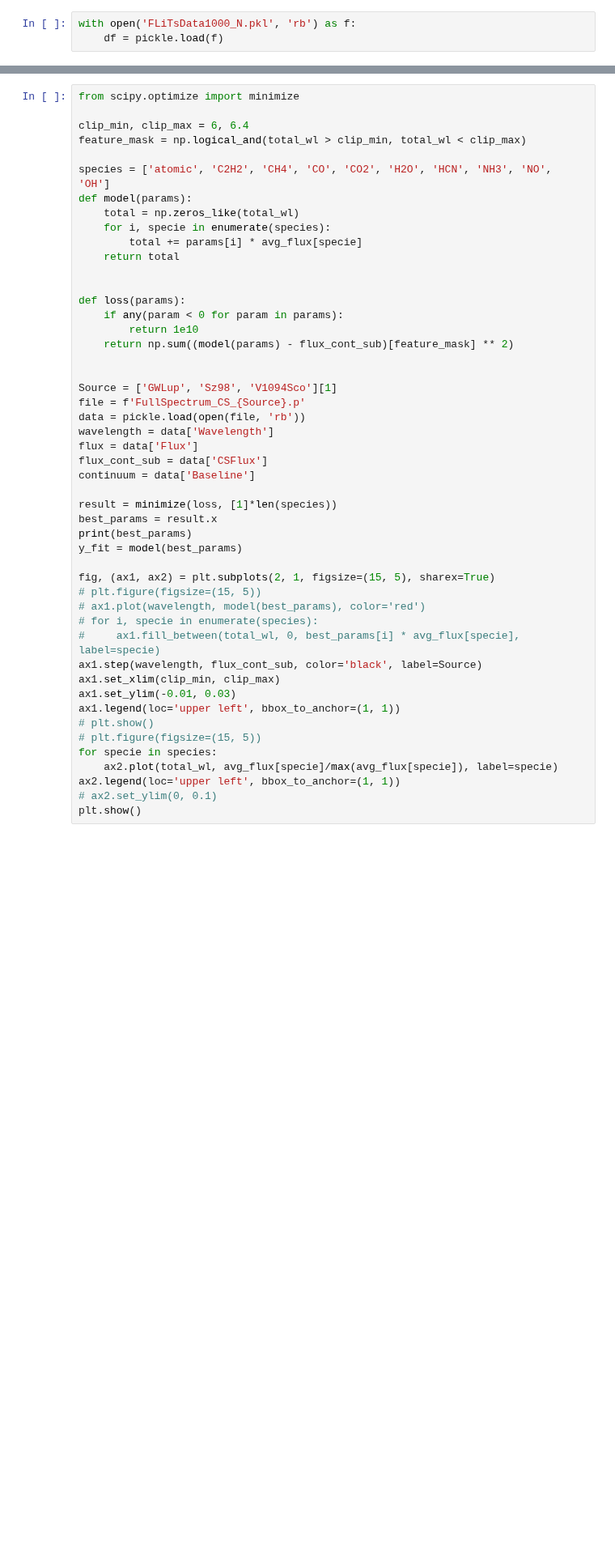
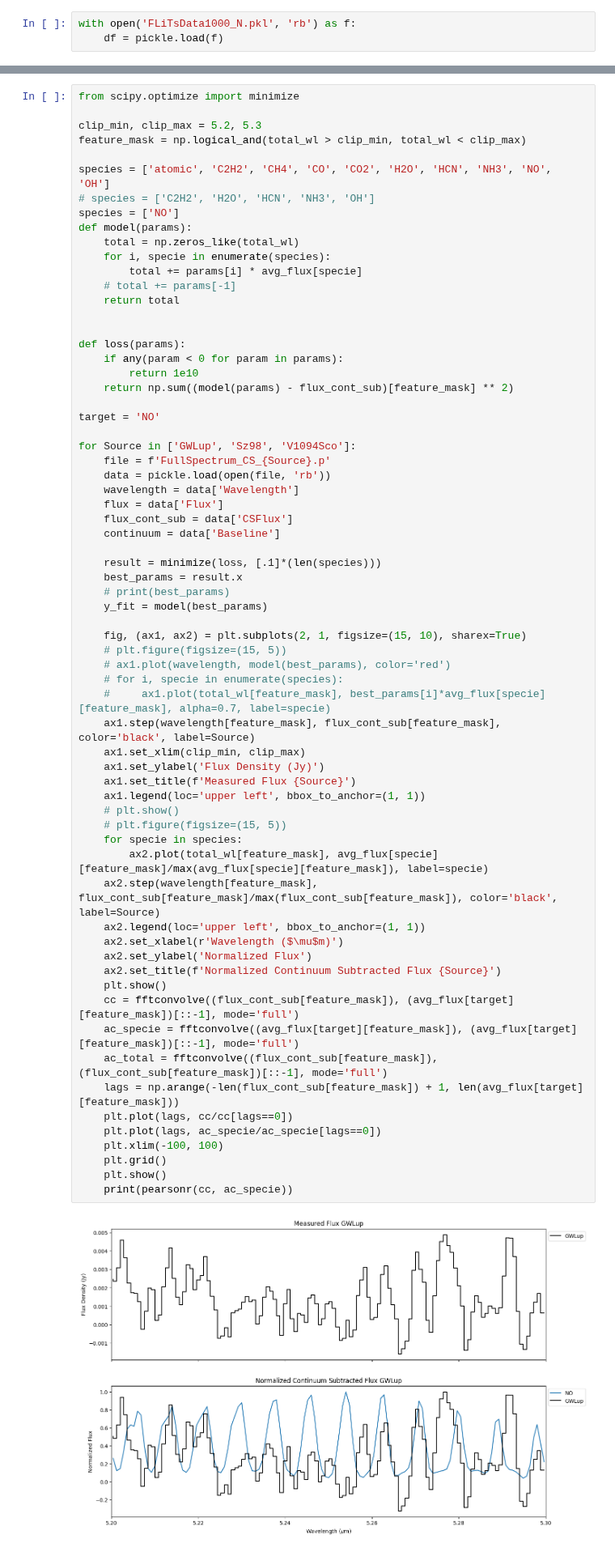
Before and after one commit to nielsklerk/BRP, a Jupyter notebook: RealData.ipynb, the cells around one changed output, grey strips where cells are left out. Shown at 81% size. Cells and saved outputs as stored; diff of their text form; blank space fills up the shorter version.

```diff
--- a/RealData.ipynb
+++ b/RealData.ipynb
@@ -85,50 +88,69 @@ plt.show()
 # %%
 from scipy.optimize import minimize
 
-clip_min, clip_max = 6, 6.4
+clip_min, clip_max = 5.2, 5.3
 feature_mask = np.logical_and(total_wl > clip_min, total_wl < clip_max)
 
 species = ['atomic', 'C2H2', 'CH4', 'CO', 'CO2', 'H2O', 'HCN', 'NH3', 'NO', 'OH']
+# species = ['C2H2', 'H2O', 'HCN', 'NH3', 'OH']
+species = ['NO']
 def model(params):
     total = np.zeros_like(total_wl)
     for i, specie in enumerate(species):
         total += params[i] * avg_flux[specie]
+    # total += params[-1]
     return total
 
 
 def loss(params):
     if any(param < 0 for param in params):
         return 1e10
     return np.sum((model(params) - flux_cont_sub)[feature_mask] ** 2)
 
+target = 'NO'
 
-Source = ['GWLup', 'Sz98', 'V1094Sco'][1]
-file = f'FullSpectrum_CS_{Source}.p'
-data = pickle.load(open(file, 'rb'))
-wavelength = data['Wavelength']
-flux = data['Flux']
-flux_cont_sub = data['CSFlux']
-continuum = data['Baseline']
+for Source in ['GWLup', 'Sz98', 'V1094Sco']:
+    file = f'FullSpectrum_CS_{Source}.p'
+    data = pickle.load(open(file, 'rb'))
+    wavelength = data['Wavelength']
+    flux = data['Flux']
+    flux_cont_sub = data['CSFlux']
+    continuum = data['Baseline']
 
-result = minimize(loss, [1]*len(species))
-best_params = result.x
-print(best_params)
-y_fit = model(best_params)
+    result = minimize(loss, [.1]*(len(species)))
+    best_params = result.x
+    # print(best_params)
+    y_fit = model(best_params)
 
-fig, (ax1, ax2) = plt.subplots(2, 1, figsize=(15, 5), sharex=True)
-# plt.figure(figsize=(15, 5))
-# ax1.plot(wavelength, model(best_params), color='red')
-# for i, specie in enumerate(species):
-#     ax1.fill_between(total_wl, 0, best_params[i] * avg_flux[specie], label=specie)
-ax1.step(wavelength, flux_cont_sub, color='black', label=Source)
-ax1.set_xlim(clip_min, clip_max)
-ax1.set_ylim(-0.01, 0.03)
-ax1.legend(loc='upper left', bbox_to_anchor=(1, 1))
-# plt.show()
-# plt.figure(figsize=(15, 5))
-for specie in species:
-    ax2.plot(total_wl, avg_flux[specie]/max(avg_flux[specie]), label=specie)
-ax2.legend(loc='upper left', bbox_to_anchor=(1, 1))
-# ax2.set_ylim(0, 0.1)
-plt.show()
+    fig, (ax1, ax2) = plt.subplots(2, 1, figsize=(15, 10), sharex=True)
+    # plt.figure(figsize=(15, 5))
+    # ax1.plot(wavelength, model(best_params), color='red')
+    # for i, specie in enumerate(species):
+    #     ax1.plot(total_wl[feature_mask], best_params[i]*avg_flux[specie][feature_mask], alpha=0.7, label=specie)
+    ax1.step(wavelength[feature_mask], flux_cont_sub[feature_mask], color='black', label=Source)
+    ax1.set_xlim(clip_min, clip_max)
+    ax1.set_ylabel('Flux Density (Jy)')
+    ax1.set_title(f'Measured Flux {Source}')
+    ax1.legend(loc='upper left', bbox_to_anchor=(1, 1))
+    # plt.show()
+    # plt.figure(figsize=(15, 5))
+    for specie in species:
+        ax2.plot(total_wl[feature_mask], avg_flux[specie][feature_mask]/max(avg_flux[specie][feature_mask]), label=specie)
+    ax2.step(wavelength[feature_mask], flux_cont_sub[feature_mask]/max(flux_cont_sub[feature_mask]), color='black', label=Source)
+    ax2.legend(loc='upper left', bbox_to_anchor=(1, 1))
+    ax2.set_xlabel(r'Wavelength ($\mu$m)')
+    ax2.set_ylabel('Normalized Flux')
+    ax2.set_title(f'Normalized Continuum Subtracted Flux {Source}')
+    plt.show()
+    cc = fftconvolve((flux_cont_sub[feature_mask]), (avg_flux[target][feature_mask])[::-1], mode='full')
+    ac_specie = fftconvolve((avg_flux[target][feature_mask]), (avg_flux[target][feature_mask])[::-1], mode='full')
+    ac_total = fftconvolve((flux_cont_sub[feature_mask]), (flux_cont_sub[feature_mask])[::-1], mode='full')
+    lags = np.arange(-len(flux_cont_sub[feature_mask]) + 1, len(avg_flux[target][feature_mask]))
+    plt.plot(lags, cc/cc[lags==0])
+    plt.plot(lags, ac_specie/ac_specie[lags==0])
+    plt.xlim(-100, 100)
+    plt.grid()
+    plt.show()
+    print(pearsonr(cc, ac_specie))
 # %% [output]
+[figure, new version]
```
Also changed, not shown: parts of 8 cells of this notebook, 1 other file.
